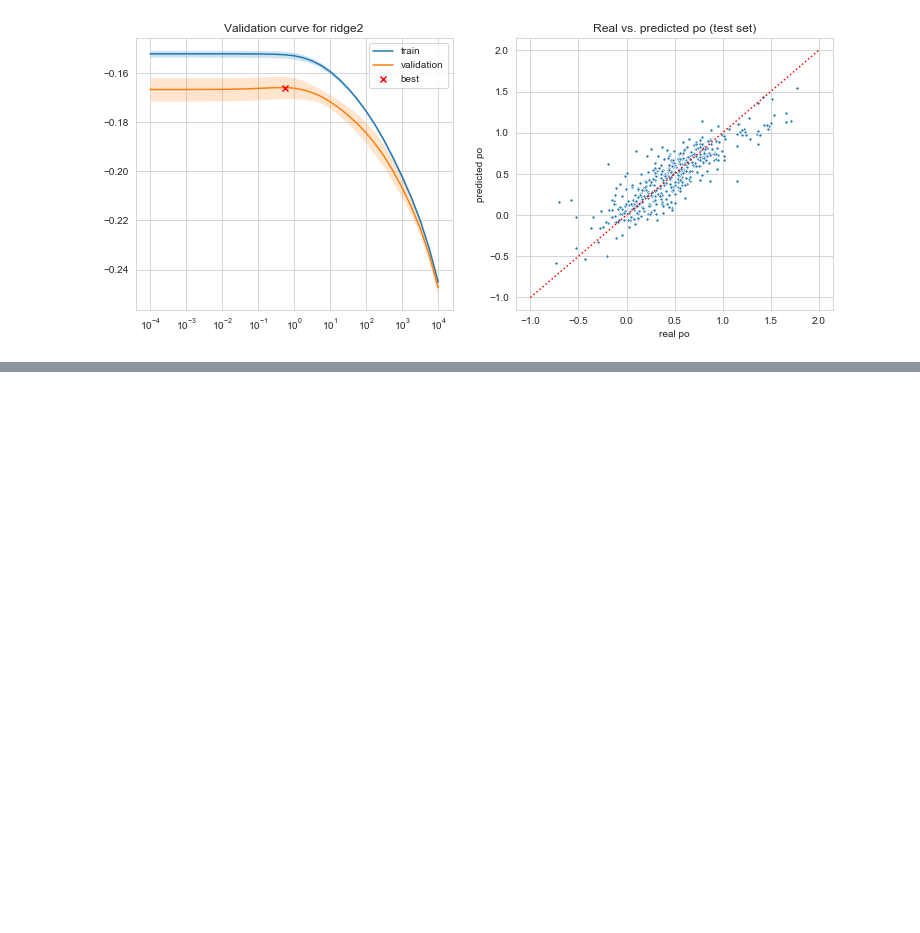
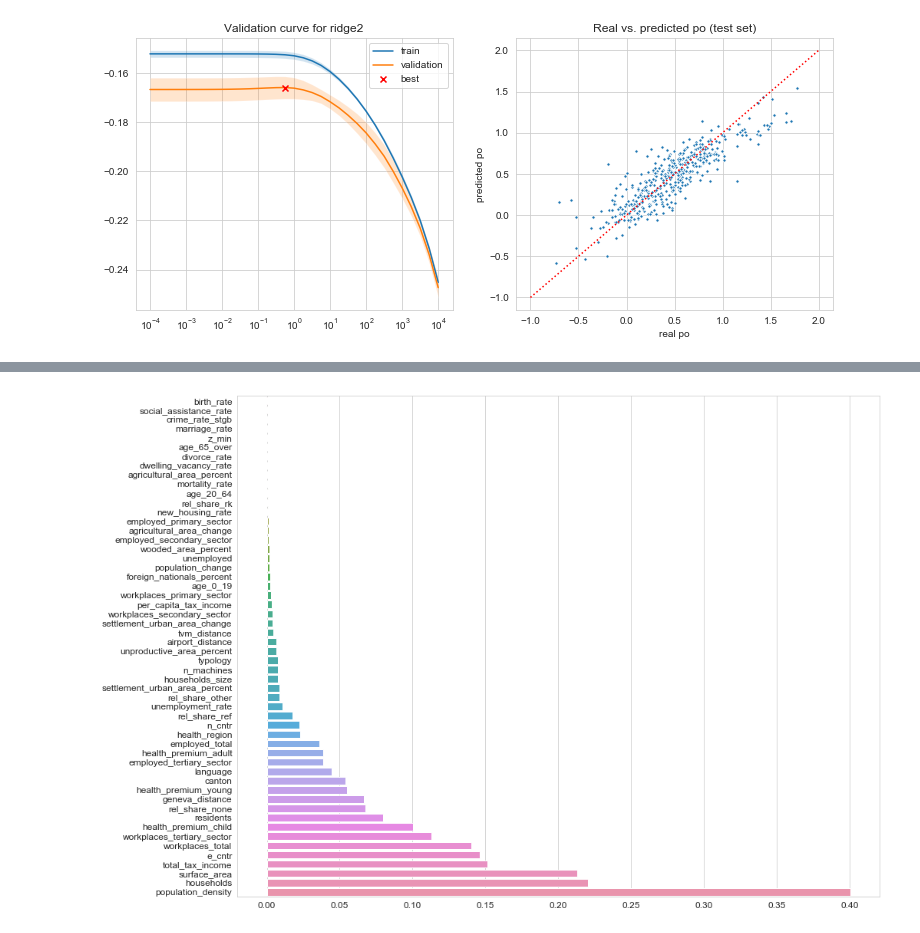
Before and after one commit to jschrein/epfl-exts-adsml-capstone-project, a Jupyter notebook: Linear Regression.ipynb, the cells around one changed output, grey strips where cells are left out. Cells and saved outputs as stored; diff of their text form; code cells hidden in the pictures; blank space fills up the shorter version.

Commit message:
Added feature_importance, dendrogram, feature clustering. Needs scikit-learn >= 0.22 because of permutation_importance.

```diff
--- a/Linear Regression.ipynb
+++ b/Linear Regression.ipynb
@@ -71,7 +77,7 @@ Ridge MAE = 0.169
 Ridge R^2 = 0.695
 # %%
 parameters = { "ridge__alpha": np.logspace(-4, 4, num = 33) }
-gcv = GridSearchCV(ridge, parameters, scoring = "neg_mean_absolute_error", cv = 5, iid = False, n_jobs=12)
+gcv = GridSearchCV(ridge, parameters, scoring = "neg_mean_absolute_error", cv = 5, n_jobs=12)
 gcv.fit(X_train, y_train)
 print("Grid search / cross-validation:")
 print("Best alpha = {:.2f}".format(gcv.best_params_["ridge__alpha"]))
@@ -171,7 +177,7 @@ Ridge2 MAE = 0.156
 Ridge2 R^2 = 0.746
 # %%
 parameters = { "ridge__alpha": np.logspace(-4, 4, num = 33) }
-gcv2 = GridSearchCV(ridge2, parameters, scoring = "neg_mean_absolute_error", cv = 5, iid = False, n_jobs=12)
+gcv2 = GridSearchCV(ridge2, parameters, scoring = "neg_mean_absolute_error", cv = 5, n_jobs=12)
 gcv2.fit(X_train, y_train)
 print("Grid search / cross-validation:")
 print("Best alpha = {:.2f}".format(gcv2.best_params_["ridge__alpha"]))
@@ -209,0 +220,22 @@ plt.show()
+# %%
+preprocessor = make_column_transformer(
+    (OneHotEncoder(), categorical_idxs),
+    (PowerTransformer(standardize=True), skewed_idxs),
+    (StandardScaler(), skewed_idxs + unskewed_idxs),
+    remainder = "passthrough"
+)
+
+estimator = make_pipeline(preprocessor, Ridge(alpha=0.56, random_state=0))
+estimator.fit(X_train, y_train)
+result = permutation_importance(estimator, X_train, y_train, scoring='neg_mean_absolute_error',
+                                n_repeats=10, n_jobs=12, random_state=0)
+# %%
+perm_sorted_idx = result["importances_mean"].argsort()
+importances_sorted = result["importances_mean"][perm_sorted_idx]
+cols_sorted = df_train.drop(columns="po_value").columns[perm_sorted_idx]
+# %%
+plt.figure(figsize = (15,12))
+bp = sns.barplot(x=importances_sorted, y=cols_sorted)
+bp.tick_params(labelsize="large")
+# %% [output]
+[figure, added]
```
Also changed, not shown: parts of 10 cells of this notebook.
